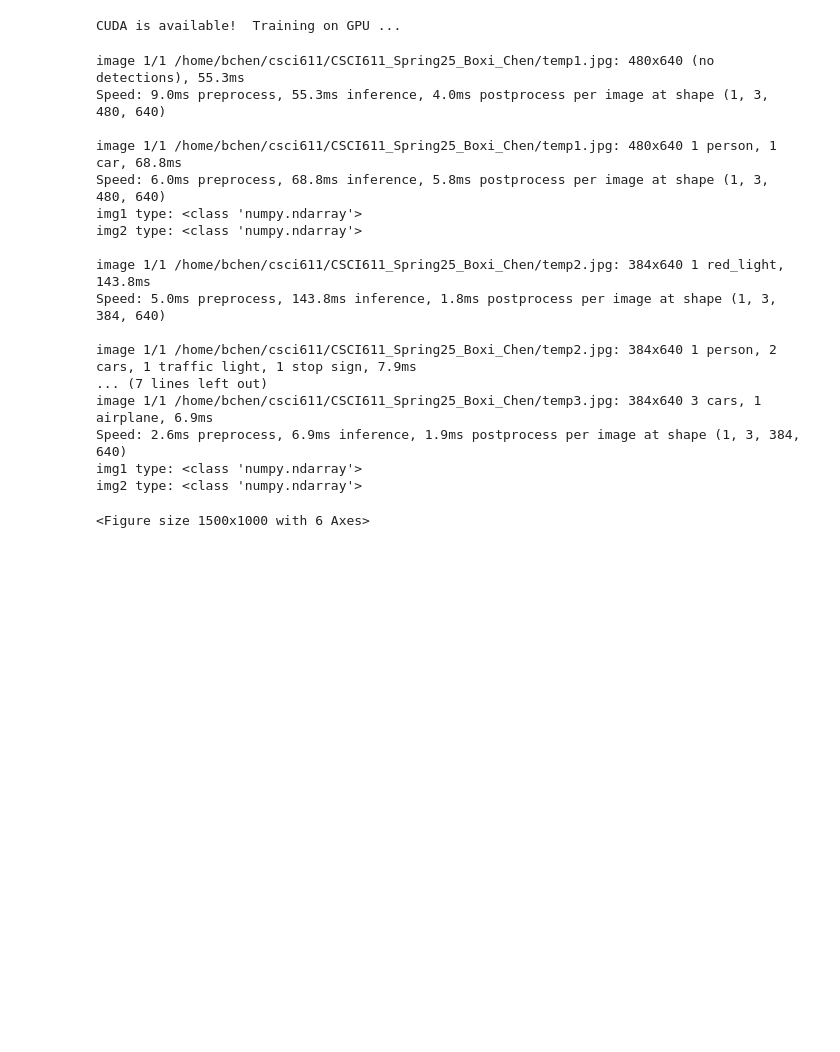
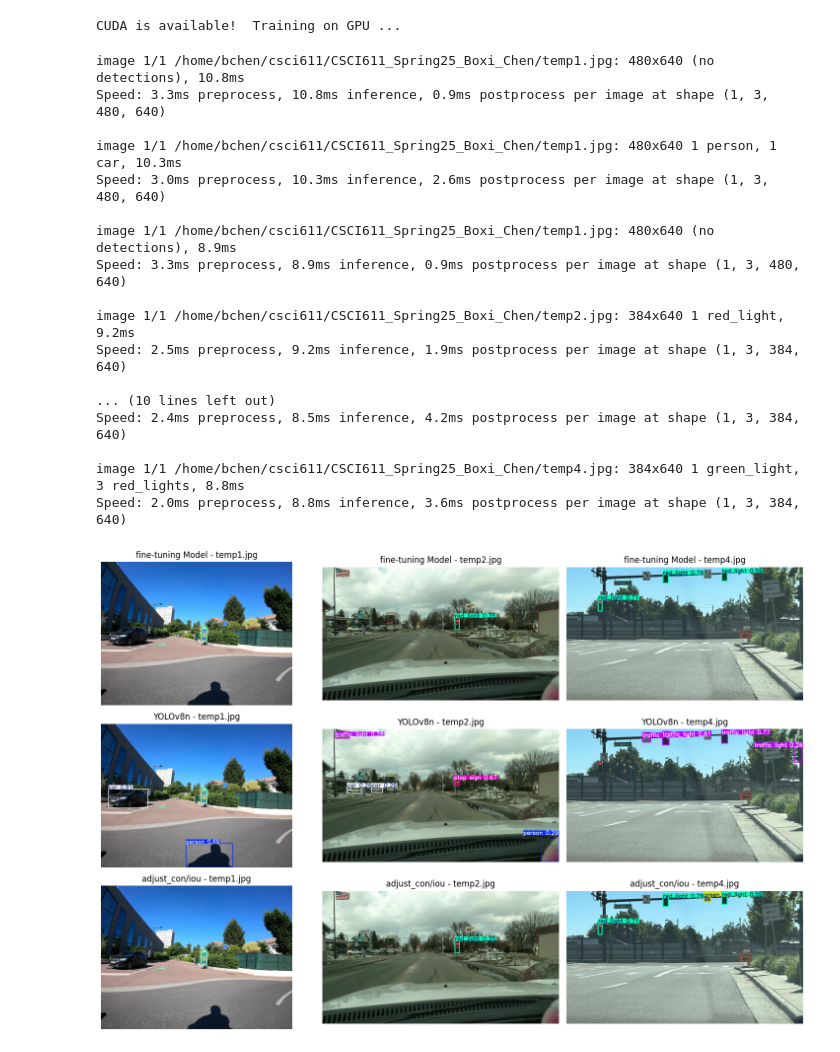
Before and after one commit to K3rpa/CSCI611_Spring25_Boxi_Chen, a Jupyter notebook: Yolo2.ipynb, the cells around one changed output. Drawn from its saved outputs; the diff is of its cells as text; code cells hidden in the pictures; blank space fills up the shorter version.

```diff
--- a/Yolo2.ipynb
+++ b/Yolo2.ipynb
@@ -34,54 +34,52 @@ CUDA is available!  Training on GPU ...
 # %%
 import matplotlib.pyplot as plt
 import cv2
 
-image_paths = ["temp1.jpg", "temp2.jpg", "temp3.jpg"]
+image_paths = ["temp1.jpg", "temp2.jpg", "temp4.jpg"]
 
-fig, axes = plt.subplots(2, 3, figsize=(15, 10))
+fig, axes = plt.subplots(3, 3, figsize=(15, 10))
 
 for i, image_path in enumerate(image_paths):
     results1 = model1(image_path)
     img1 = results1[0].plot()
 
     results2 = model2(image_path)
     img2 = results2[0].plot()
 
-    print(f"img1 type: {type(img1)}")
-    print(f"img2 type: {type(img2)}")
-    #results3 = model1(image_path, conf=0.1, iou=0.4)
-    #img3 = results3[0].plot()
+    results3 = model1(image_path, conf=0.1, iou=0.4)
+    img3 = results3[0].plot()
 
     axes[0, i].imshow(cv2.cvtColor(img1, cv2.COLOR_BGR2RGB))
     axes[0, i].set_title(f"fine-tuning Model - {image_path}")
     axes[0, i].axis("off")
 
     axes[1, i].imshow(cv2.cvtColor(img2, cv2.COLOR_BGR2RGB))
     axes[1, i].set_title(f"YOLOv8n - {image_path}")
     axes[1, i].axis("off")
 
-    #axes[2, i].imshow(cv2.cvtColor(img3, cv2.COLOR_BGR2RGB))
-    #axes[2, i].set_title(f"adjust_con/iou - {image_path}")
-    #axes[2, i].axis("off")
+    axes[2, i].imshow(cv2.cvtColor(img3, cv2.COLOR_BGR2RGB))
+    axes[2, i].set_title(f"adjust_con/iou - {image_path}")
+    axes[2, i].axis("off")
 
 plt.tight_layout()
 plt.draw()
 plt.show()
 # %% [output]
-image 1/1 /home/bchen/csci611/CSCI611_Spring25_Boxi_Chen/temp1.jpg: 480x640 (no detections), 55.3ms
-Speed: 9.0ms preprocess, 55.3ms inference, 4.0ms postprocess per image at shape (1, 3, 480, 640)
+image 1/1 /home/bchen/csci611/CSCI611_Spring25_Boxi_Chen/temp1.jpg: 480x640 (no detections), 10.8ms
+Speed: 3.3ms preprocess, 10.8ms inference, 0.9ms postprocess per image at shape (1, 3, 480, 640)
 
-image 1/1 /home/bchen/csci611/CSCI611_Spring25_Boxi_Chen/temp1.jpg: 480x640 1 person, 1 car, 68.8ms
-Speed: 6.0ms preprocess, 68.8ms inference, 5.8ms postprocess per image at shape (1, 3, 480, 640)
-img1 type: <class 'numpy.ndarray'>
-img2 type: <class 'numpy.ndarray'>
+image 1/1 /home/bchen/csci611/CSCI611_Spring25_Boxi_Chen/temp1.jpg: 480x640 1 person, 1 car, 10.3ms
+Speed: 3.0ms preprocess, 10.3ms inference, 2.6ms postprocess per image at shape (1, 3, 480, 640)
 
-image 1/1 /home/bchen/csci611/CSCI611_Spring25_Boxi_Chen/temp2.jpg: 384x640 1 red_light, 143.8ms
-Speed: 5.0ms preprocess, 143.8ms inference, 1.8ms postprocess per image at shape (1, 3, 384, 640)
+image 1/1 /home/bchen/csci611/CSCI611_Spring25_Boxi_Chen/temp1.jpg: 480x640 (no detections), 8.9ms
+Speed: 3.3ms preprocess, 8.9ms inference, 0.9ms postprocess per image at shape (1, 3, 480, 640)
 
-image 1/1 /home/bchen/csci611/CSCI611_Spring25_Boxi_Chen/temp2.jpg: 384x640 1 person, 2 cars, 1 traffic light, 1 stop sign, 7.9ms
-... (7 lines left out)
-image 1/1 /home/bchen/csci611/CSCI611_Spring25_Boxi_Chen/temp3.jpg: 384x640 3 cars, 1 airplane, 6.9ms
-Speed: 2.6ms preprocess, 6.9ms inference, 1.9ms postprocess per image at shape (1, 3, 384, 640)
-img1 type: <class 'numpy.ndarray'>
-img2 type: <class 'numpy.ndarray'>
+image 1/1 /home/bchen/csci611/CSCI611_Spring25_Boxi_Chen/temp2.jpg: 384x640 1 red_light, 9.2ms
+Speed: 2.5ms preprocess, 9.2ms inference, 1.9ms postprocess per image at shape (1, 3, 384, 640)
+
+... (10 lines left out)
+Speed: 2.4ms preprocess, 8.5ms inference, 4.2ms postprocess per image at shape (1, 3, 384, 640)
+
+image 1/1 /home/bchen/csci611/CSCI611_Spring25_Boxi_Chen/temp4.jpg: 384x640 1 green_light, 3 red_lights, 8.8ms
+Speed: 2.0ms preprocess, 8.8ms inference, 3.6ms postprocess per image at shape (1, 3, 384, 640)
-<Figure size 1500x1000 with 6 Axes>
+[figure, added]
```
